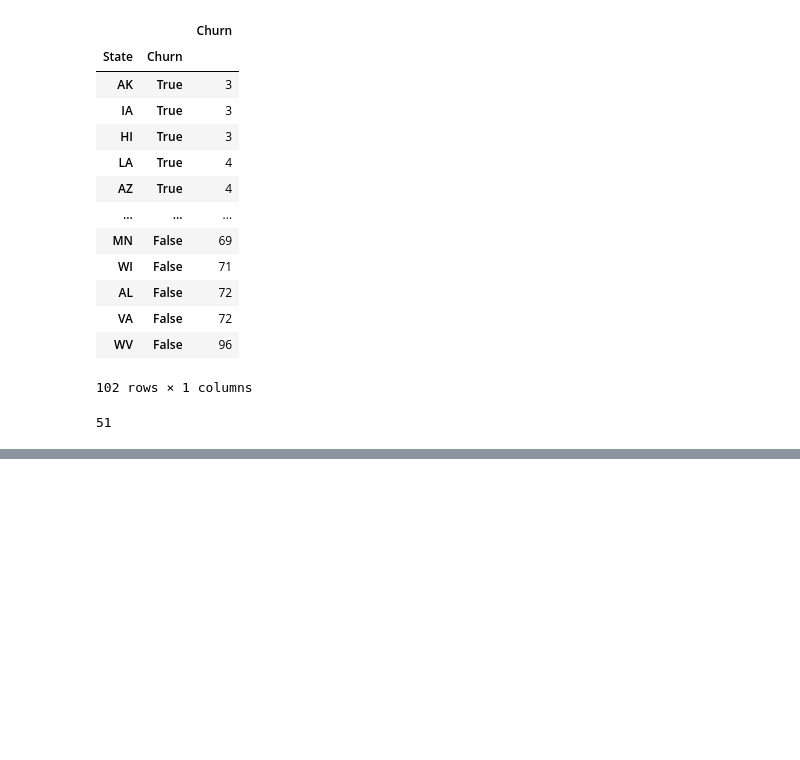
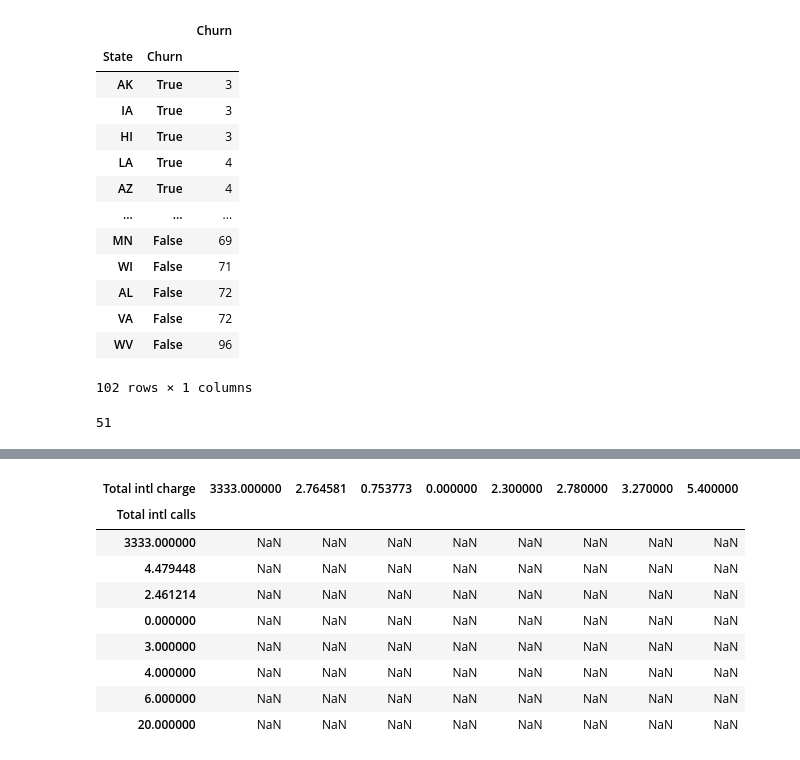
Before and after one commit to maya034/Churn-Analysis, a Jupyter notebook: Telecom_Churn_Analysis_Capstone_Project.ipynb, the cells around one changed output, grey strips where cells are left out. Drawn from its saved outputs; the diff is of its cells as text; code cells hidden in the pictures; blank space fills up the shorter version.

```diff
--- a/Telecom_Churn_Analysis_Capstone_Project.ipynb
+++ b/Telecom_Churn_Analysis_Capstone_Project.ipynb
@@ -96,0 +179,21 @@ len(set(list(df['State'])))
+# %%
+a=df['Total intl minutes'].describe()
+# %%
+b=df['Total intl calls'].describe()
+# %%
+c=df['Total intl charge'].describe()
+# %%
+intl_call=pd.DataFrame(a,b,c)
+# %%
+intl_call
+# %% [output]
+| Total intl charge | 3333.000000 | 2.764581 | 0.753773 | 0.000000 | 2.300000 | 2.780000 | 3.270000 | 5.400000 |
+| Total intl calls |  |  |  |  |  |  |  |  |
+| 3333.000000 | NaN | NaN | NaN | NaN | NaN | NaN | NaN | NaN |
+| 4.479448 | NaN | NaN | NaN | NaN | NaN | NaN | NaN | NaN |
+| 2.461214 | NaN | NaN | NaN | NaN | NaN | NaN | NaN | NaN |
+| 0.000000 | NaN | NaN | NaN | NaN | NaN | NaN | NaN | NaN |
+| 3.000000 | NaN | NaN | NaN | NaN | NaN | NaN | NaN | NaN |
+| 4.000000 | NaN | NaN | NaN | NaN | NaN | NaN | NaN | NaN |
+| 6.000000 | NaN | NaN | NaN | NaN | NaN | NaN | NaN | NaN |
+| 20.000000 | NaN | NaN | NaN | NaN | NaN | NaN | NaN | NaN |
```
Also changed, not shown: parts of 11 cells of this notebook.
